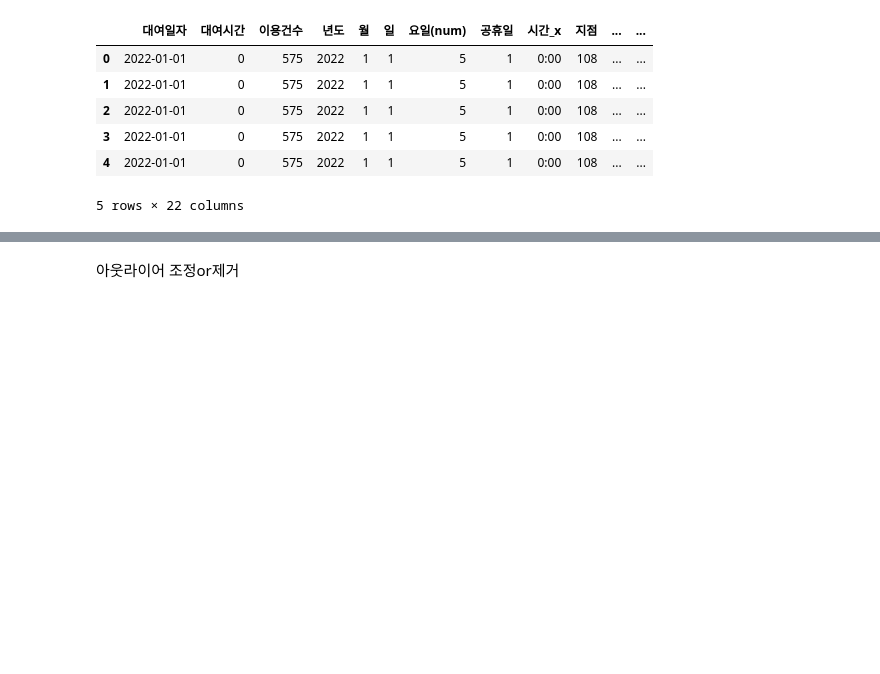
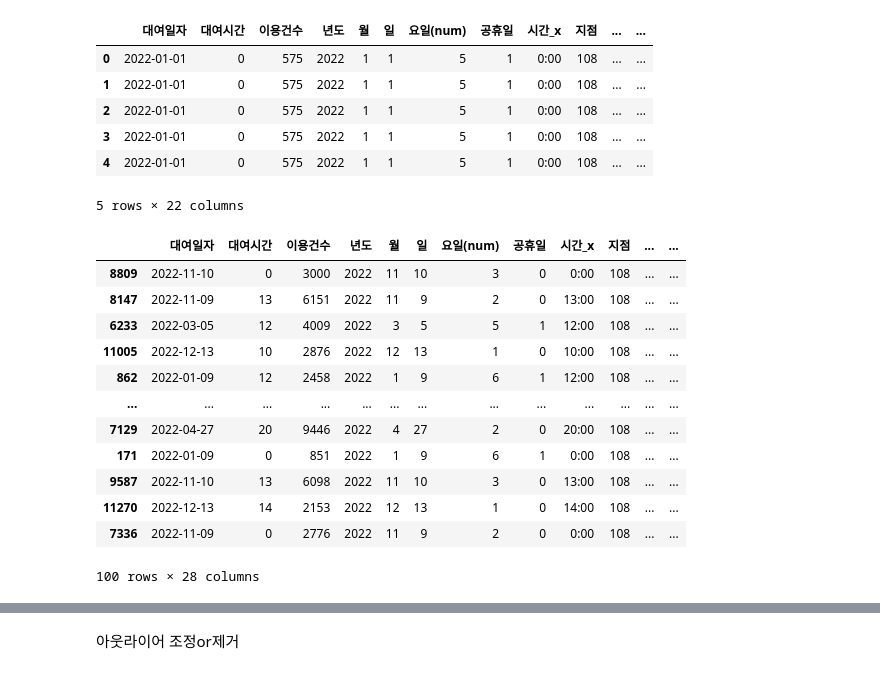
Before and after one commit to LearningMachine-2001/bike_2022, a Jupyter notebook: test.ipynb, the cells around one changed output, grey strips where cells are left out. Cells and saved outputs as stored; diff of their text form; code cells hidden in the pictures; blank space fills up the shorter version.

```diff
--- a/test.ipynb
+++ b/test.ipynb
@@ -154,5 +156,0 @@ print(dust[['발령날짜', '발령시각', '해제날짜', '해제시각']])
-# %%
-# 발령시간과 해제시간 열 삭제
-dust = dust.drop(['발령시간', '해제시간'], axis=1)
-
-dust.head()
@@ -165,0 +159,25 @@ dust.head()
+# %%
+from datetime import datetime, timedelta
+
+new_rows = []
+for index, row in dust.iterrows():
+    start_time = row['발령시간']
+    end_time = row['해제시간']
+
+    current_time = start_time
+    while current_time <= end_time:
+        new_rows.append({
+            '지역': row['지역'],
+            '권역': row['권역'],
+            '항목': row['항목'],
+            '경보단계': row['경보단계'],
+            '발령날짜': current_time.date(),
+            '발령시각': current_time.time(),
+        })
+        current_time += timedelta(hours=1)
+
+dust = pd.DataFrame(new_rows)
+# %%
+# 변환 후 시간 추출하여 '시각' 열에 저장
+dust['시각'] = dust['발령시각'].apply(lambda x: x.strftime('%H:%M'))
+dust = dust.drop(columns='발령시각')
@@ -240,3 +271,31 @@ bike_mg.head()
 | 3 | 2022-01-01 | 0 | 575 | 2022 | 1 | 1 | 5 | 1 | 0:00 | 108 | ... | ... |
 | 4 | 2022-01-01 | 0 | 575 | 2022 | 1 | 1 | 5 | 1 | 0:00 | 108 | ... | ... |
 5 rows × 22 columns
+# %%
+# 시각 열의 데이터 유형을 문자열에서 정수형으로 변환
+dust['시각'] = dust['시각'].astype(int)
+
+# bike_mg의 '대여일자' 열을 datetime으로 변환
+bike_mg['대여일자'] = pd.to_datetime(bike_mg['대여일자'])
+
+# dust의 '발령날짜' 열을 datetime으로 변환
+dust['발령날짜'] = pd.to_datetime(dust['발령날짜'])
+
+# merge 함수로 병합 시도
+bike_mg = pd.merge(bike_mg, dust, left_on=['대여일자', '대여시간'], right_on=['발령날짜', '시각'])
+# %%
+bike_mg.sample(100)
+# %% [output]
+|  | 대여일자 | 대여시간 | 이용건수 | 년도 | 월 | 일 | 요일(num) | 공휴일 | 시간_x | 지점 | ... | ... |
+| 8809 | 2022-11-10 | 0 | 3000 | 2022 | 11 | 10 | 3 | 0 | 0:00 | 108 | ... | ... |
+| 8147 | 2022-11-09 | 13 | 6151 | 2022 | 11 | 9 | 2 | 0 | 13:00 | 108 | ... | ... |
+| 6233 | 2022-03-05 | 12 | 4009 | 2022 | 3 | 5 | 5 | 1 | 12:00 | 108 | ... | ... |
+| 11005 | 2022-12-13 | 10 | 2876 | 2022 | 12 | 13 | 1 | 0 | 10:00 | 108 | ... | ... |
+| 862 | 2022-01-09 | 12 | 2458 | 2022 | 1 | 9 | 6 | 1 | 12:00 | 108 | ... | ... |
+| ... | ... | ... | ... | ... | ... | ... | ... | ... | ... | ... | ... | ... |
+| 7129 | 2022-04-27 | 20 | 9446 | 2022 | 4 | 27 | 2 | 0 | 20:00 | 108 | ... | ... |
+| 171 | 2022-01-09 | 0 | 851 | 2022 | 1 | 9 | 6 | 1 | 0:00 | 108 | ... | ... |
+| 9587 | 2022-11-10 | 13 | 6098 | 2022 | 11 | 10 | 3 | 0 | 13:00 | 108 | ... | ... |
+| 11270 | 2022-12-13 | 14 | 2153 | 2022 | 12 | 13 | 1 | 0 | 14:00 | 108 | ... | ... |
+| 7336 | 2022-11-09 | 0 | 2776 | 2022 | 11 | 9 | 2 | 0 | 0:00 | 108 | ... | ... |
+100 rows × 28 columns
```
Also changed, not shown: parts of 18 cells of this notebook.
